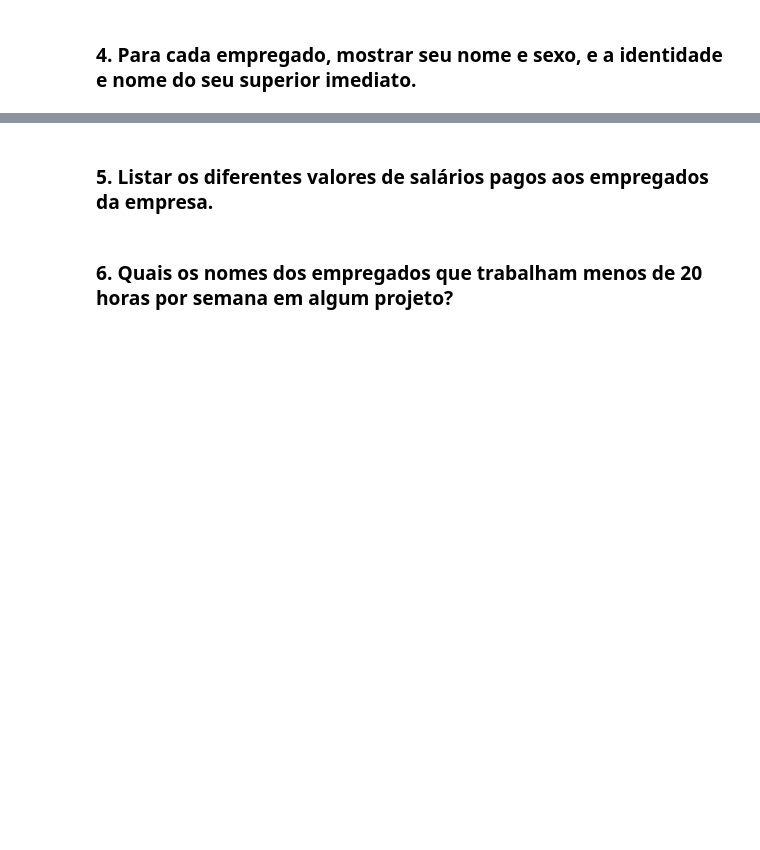
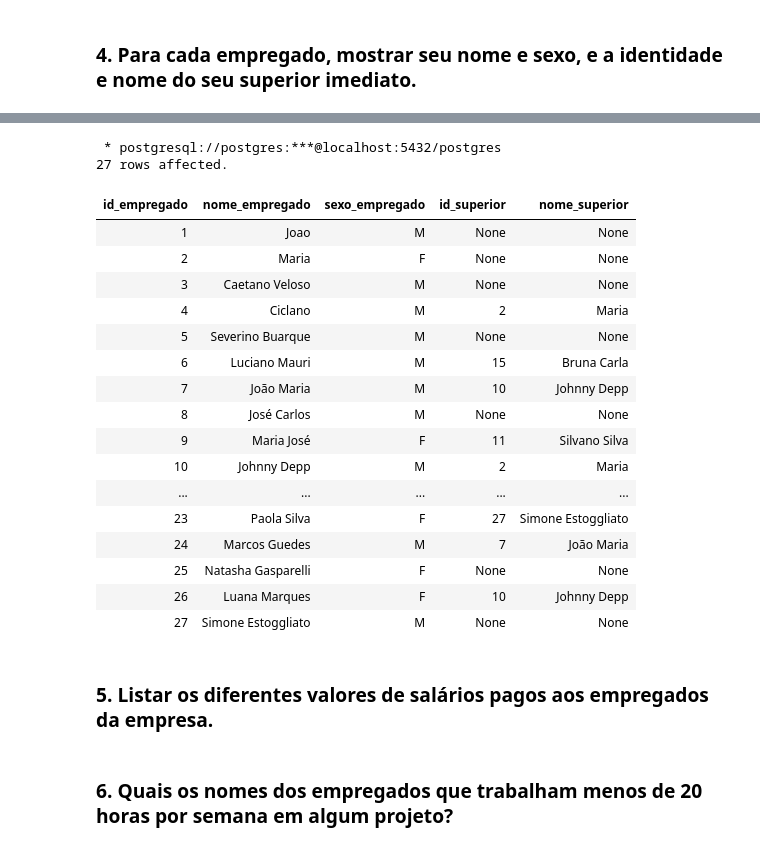
Before and after one commit to Cavalheiro93/PUCRio, a Jupyter notebook: banco-de-dados/BD_Aula3.ipynb, the cells around one changed output, grey strips where cells are left out. Cells and saved outputs as stored; diff of their text form; code cells hidden in the pictures; blank space fills up the shorter version.

```diff
--- a/banco-de-dados/BD_Aula3.ipynb
+++ b/banco-de-dados/BD_Aula3.ipynb
@@ -173,2 +265,36 @@ SELECT * FROM empregado
+# %%
+%%sql
+SELECT
+    e.ident AS ID_EMPREGADO,
+    e.nome AS NOME_EMPREGADO,
+    e.sexo AS SEXO_EMPREGADO,
+    s.ident AS ID_SUPERIOR,
+    s.nome AS NOME_SUPERIOR
+FROM
+    empregado e
+LEFT JOIN empregado s
+    ON e.superident = s.ident
+ORDER BY
+    e.ident
+# %% [output]
+ * postgresql://postgres:***@localhost:5432/postgres
+27 rows affected.
+| id_empregado | nome_empregado | sexo_empregado | id_superior | nome_superior |
+| 1 | Joao | M | None | None |
+| 2 | Maria | F | None | None |
+| 3 | Caetano Veloso | M | None | None |
+| 4 | Ciclano | M | 2 | Maria |
+| 5 | Severino Buarque | M | None | None |
+| 6 | Luciano Mauri | M | 15 | Bruna Carla |
+| 7 | João Maria | M | 10 | Johnny Depp |
+| 8 | José Carlos | M | None | None |
+| 9 | Maria José | F | 11 | Silvano Silva |
+| 10 | Johnny Depp | M | 2 | Maria |
+| ... | ... | ... | ... | ... |
+| 23 | Paola Silva | F | 27 | Simone Estoggliato |
+| 24 | Marcos Guedes | M | 7 | João Maria |
+| 25 | Natasha Gasparelli | F | None | None |
+| 26 | Luana Marques | F | 10 | Johnny Depp |
+| 27 | Simone Estoggliato | M | None | None |
 # %% [markdown]
 ### 5. Listar os diferentes valores de salários pagos aos empregados da empresa.
```
Also changed, not shown: parts of 17 cells of this notebook.
